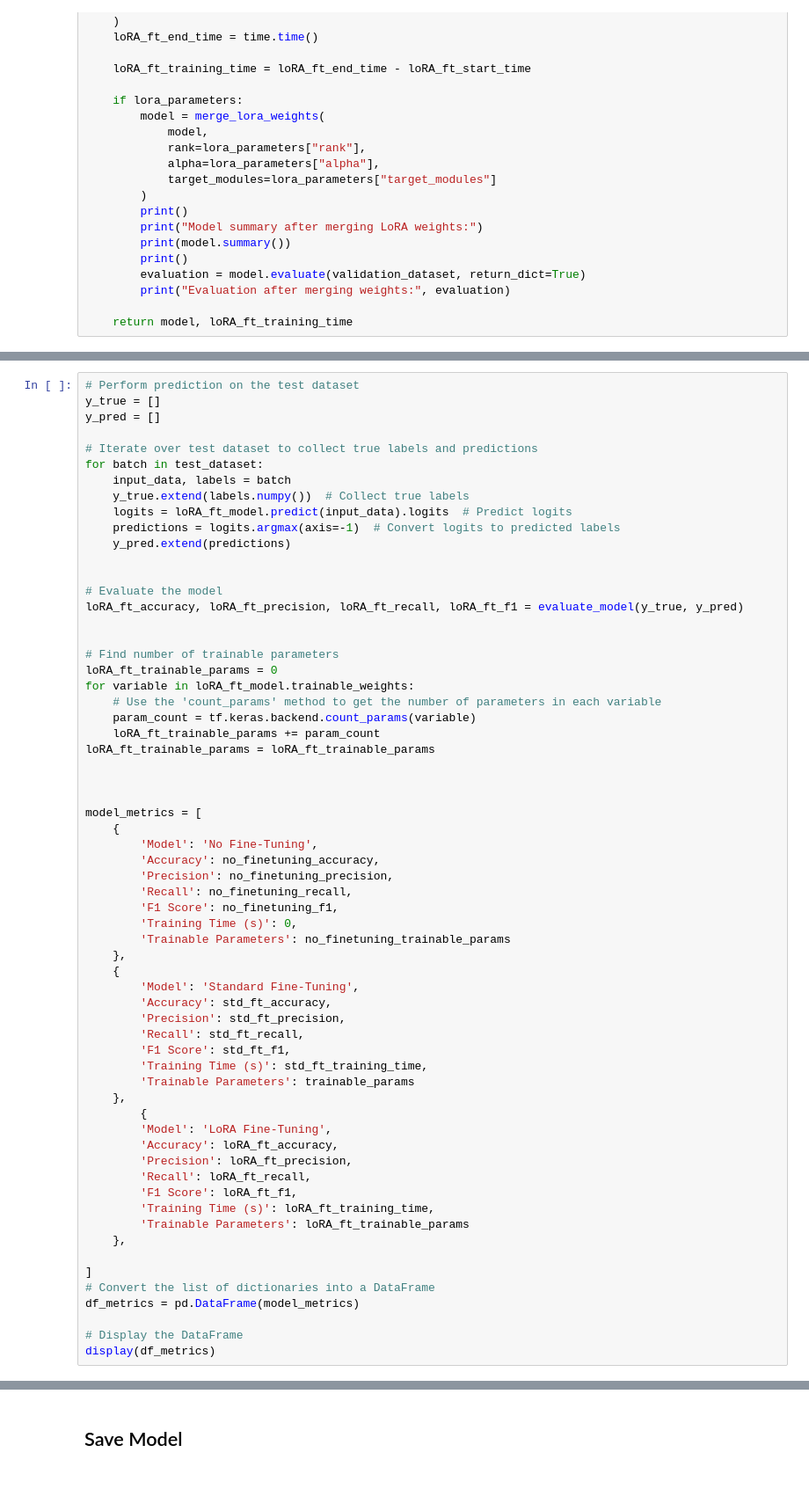
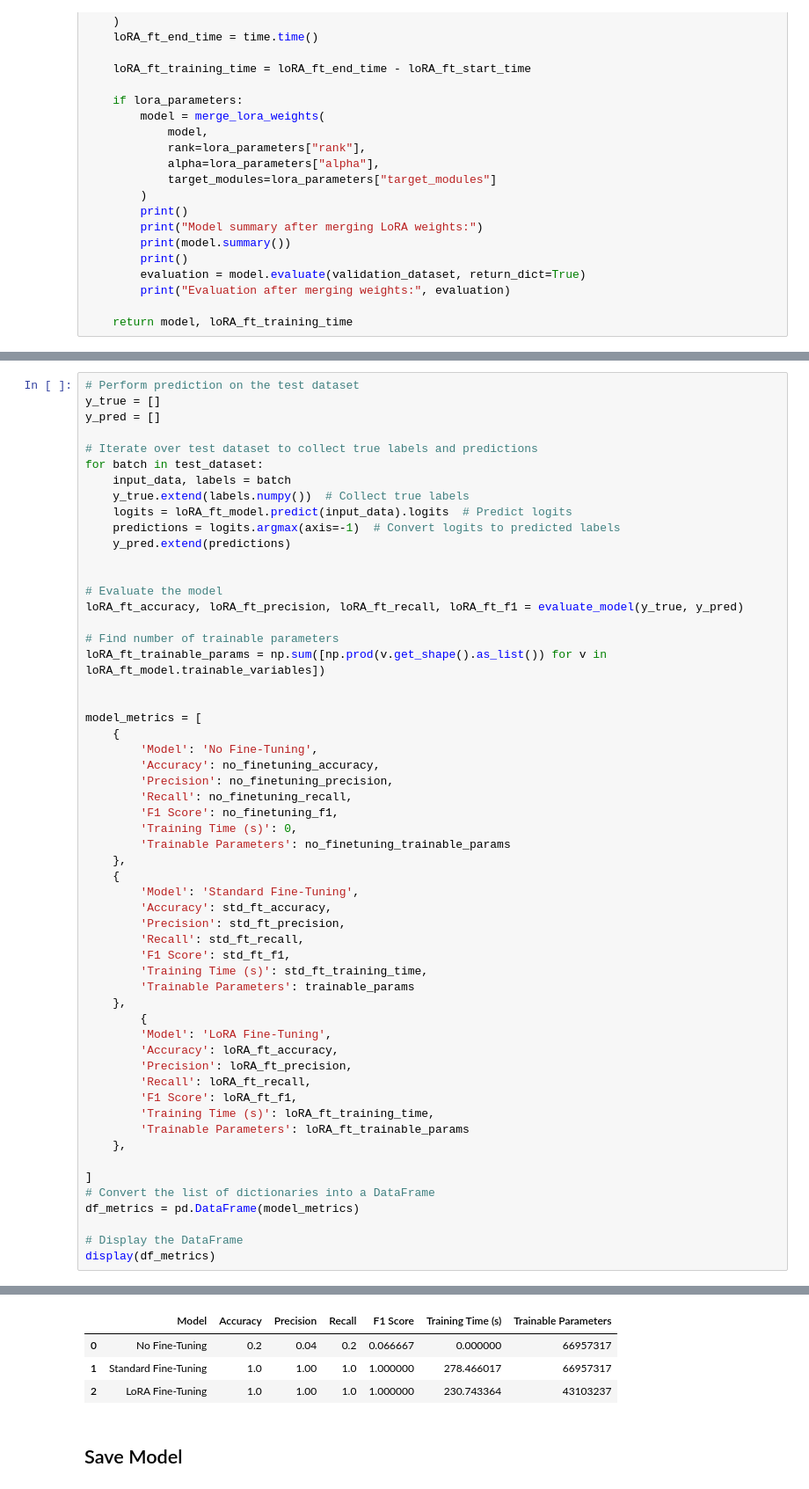
Before and after one commit to BennettJamesBishop/enterprise-email-routing, a Jupyter notebook: fine-tuning-distilBERT.ipynb, the cells around one changed output, grey strips where cells are left out. Shown at 88% size. Saved outputs shown, nothing was run; the diff lists cells and outputs as text.

```diff
--- a/fine-tuning-distilBERT.ipynb
+++ b/fine-tuning-distilBERT.ipynb
@@ -623,15 +618,8 @@ for batch in test_dataset:
 # Evaluate the model
 loRA_ft_accuracy, loRA_ft_precision, loRA_ft_recall, loRA_ft_f1 = evaluate_model(y_true, y_pred)
 
-
 # Find number of trainable parameters
-loRA_ft_trainable_params = 0
-for variable in loRA_ft_model.trainable_weights:
-    # Use the 'count_params' method to get the number of parameters in each variable
-    param_count = tf.keras.backend.count_params(variable)
-    loRA_ft_trainable_params += param_count
-loRA_ft_trainable_params = loRA_ft_trainable_params
-
+loRA_ft_trainable_params = np.sum([np.prod(v.get_shape().as_list()) for v in loRA_ft_model.trainable_variables])
 
 
 model_metrics = [
@@ -669,3 +657,4 @@ df_metrics = pd.DataFrame(model_metrics)
 
 # Display the DataFrame
 display(df_metrics)
+# %% [output]
@@ -672,3 +674,7 @@ display(df_metrics)
+|  | Model | Accuracy | Precision | Recall | F1 Score | Training Time (s) | Trainable Parameters |
+| 0 | No Fine-Tuning | 0.2 | 0.04 | 0.2 | 0.066667 | 0.000000 | 66957317 |
+| 1 | Standard Fine-Tuning | 1.0 | 1.00 | 1.0 | 1.000000 | 278.466017 | 66957317 |
+| 2 | LoRA Fine-Tuning | 1.0 | 1.00 | 1.0 | 1.000000 | 230.743364 | 43103237 |
 # %% [markdown]
 ## Save Model
 # %%
```
Also changed, not shown: parts of 3 cells of this notebook.
